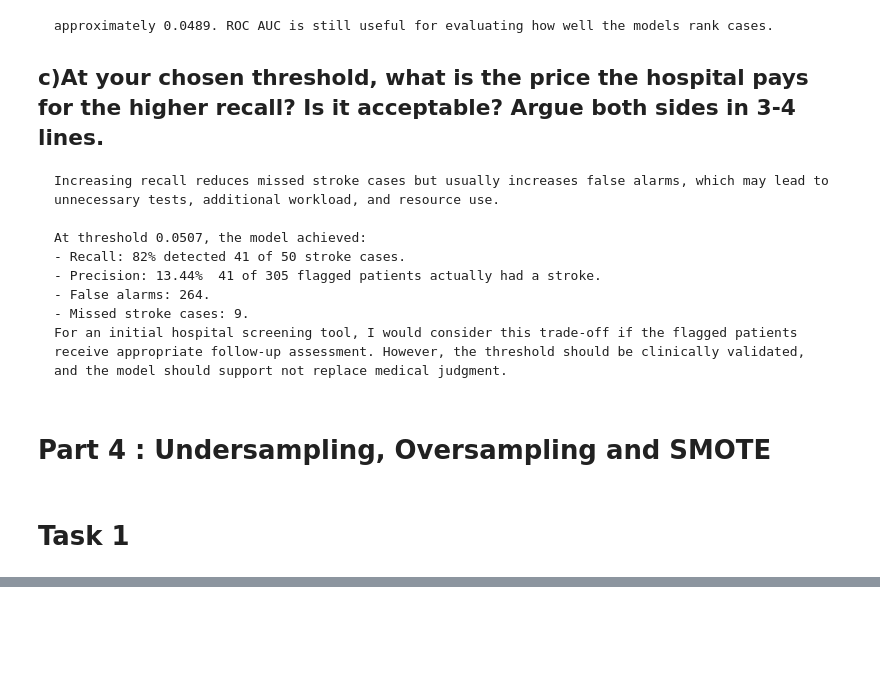
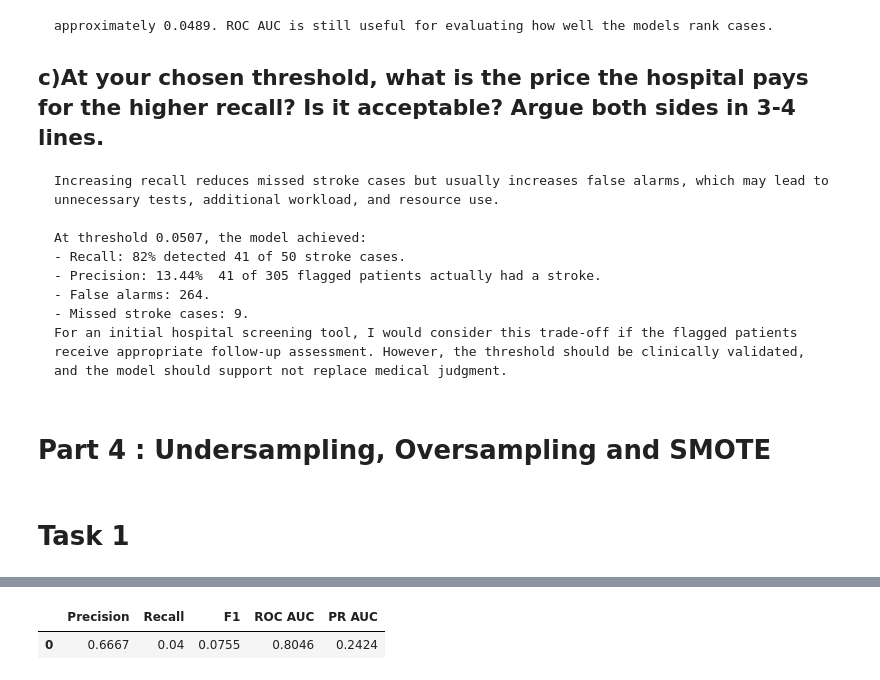
Before and after one commit to Ritika-Lund/Machine-learning-Lab, a Jupyter notebook: LAB 09/ML_LAB9_Ritika_H.ipynb, the cells around one changed output, grey strips where cells are left out. Cells and saved outputs as stored; diff of their text form; code cells hidden in the pictures; blank space fills up the shorter version.

```diff
--- a/LAB 09/ML_LAB9_Ritika_H.ipynb
+++ b/LAB 09/ML_LAB9_Ritika_H.ipynb
@@ -699,0 +834,34 @@ Missed stroke cases: 9
+# %%
+# Task 2 — Correct approach: SMOTE after train-test split
+
+smote_correct = SMOTE(random_state=SEED)
+
+X_train_correct, y_train_correct = smote_correct.fit_resample(
+    X_train,
+    y_train
+)
+
+rf_correct = RandomForestClassifier(
+    n_estimators=200,
+    min_samples_leaf=5,
+    random_state=SEED,
+    n_jobs=-1
+)
+
+rf_correct.fit(X_train_correct, y_train_correct)
+
+correct_pred = rf_correct.predict(X_test)
+correct_prob = rf_correct.predict_proba(X_test)[:, 1]
+
+correct_results = {
+    "Precision": precision_score(y_test, correct_pred, zero_division=0),
+    "Recall": recall_score(y_test, correct_pred, zero_division=0),
+    "F1": f1_score(y_test, correct_pred, zero_division=0),
+    "ROC AUC": roc_auc_score(y_test, correct_prob),
+    "PR AUC": average_precision_score(y_test, correct_prob)
+}
+
+display(pd.DataFrame([correct_results]).round(4))
+# %% [output]
+|  | Precision | Recall | F1 | ROC AUC | PR AUC |
+| 0 | 0.6667 | 0.04 | 0.0755 | 0.8046 | 0.2424 |
```
Also changed, not shown: parts of 6 cells of this notebook.
